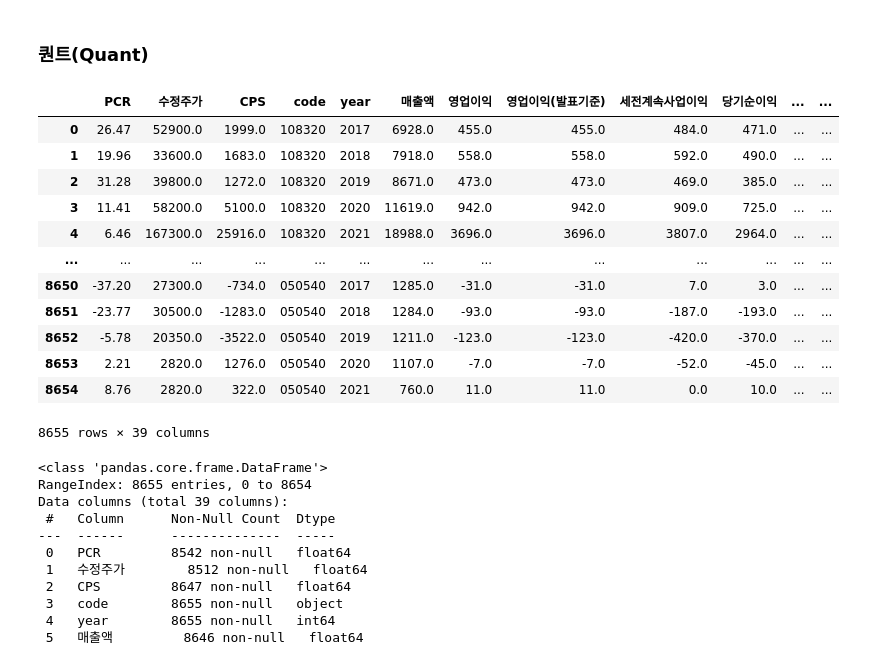
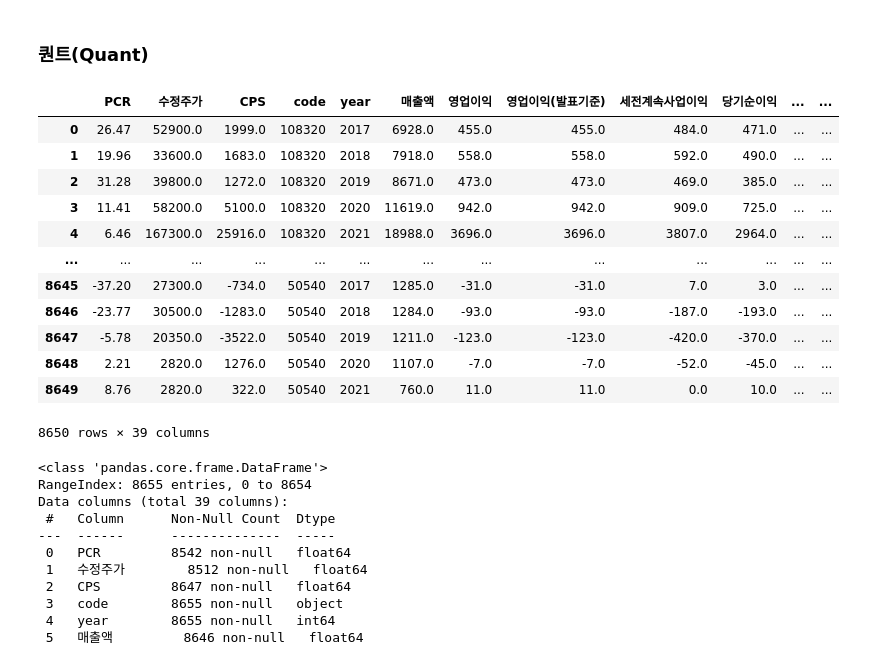
Before and after one commit to OHoRaaa/B_Project_5, a Jupyter notebook: 2. 재무제표 처리 및 퀀트 공식.ipynb, the cells around one changed output. Drawn from its saved outputs; the diff is of its cells as text; code cells hidden in the pictures.

```diff
--- a/2. 재무제표 처리 및 퀀트 공식.ipynb
+++ b/2. 재무제표 처리 및 퀀트 공식.ipynb
@@ -132,23 +132,23 @@ df_financial.to_csv('최종재무제표.csv')
 # %% [markdown]
 ### 퀀트(Quant)
 # %%
-df_financial = pd.read_csv('최종재무제표.csv')
+df_financial = pd.read_excel('최종재무제표.xlsx')
 df_financial = df_financial.drop('Unnamed: 0', axis = 1)
 df_financial
 # %% [output]
 |  | PCR | 수정주가 | CPS | code | year | 매출액 | 영업이익 | 영업이익(발표기준) | 세전계속사업이익 | 당기순이익 | ... | ... |
 | 0 | 26.47 | 52900.0 | 1999.0 | 108320 | 2017 | 6928.0 | 455.0 | 455.0 | 484.0 | 471.0 | ... | ... |
 | 1 | 19.96 | 33600.0 | 1683.0 | 108320 | 2018 | 7918.0 | 558.0 | 558.0 | 592.0 | 490.0 | ... | ... |
 | 2 | 31.28 | 39800.0 | 1272.0 | 108320 | 2019 | 8671.0 | 473.0 | 473.0 | 469.0 | 385.0 | ... | ... |
 | 3 | 11.41 | 58200.0 | 5100.0 | 108320 | 2020 | 11619.0 | 942.0 | 942.0 | 909.0 | 725.0 | ... | ... |
 | 4 | 6.46 | 167300.0 | 25916.0 | 108320 | 2021 | 18988.0 | 3696.0 | 3696.0 | 3807.0 | 2964.0 | ... | ... |
 | ... | ... | ... | ... | ... | ... | ... | ... | ... | ... | ... | ... | ... |
-| 8650 | -37.20 | 27300.0 | -734.0 | 050540 | 2017 | 1285.0 | -31.0 | -31.0 | 7.0 | 3.0 | ... | ... |
-| 8651 | -23.77 | 30500.0 | -1283.0 | 050540 | 2018 | 1284.0 | -93.0 | -93.0 | -187.0 | -193.0 | ... | ... |
-| 8652 | -5.78 | 20350.0 | -3522.0 | 050540 | 2019 | 1211.0 | -123.0 | -123.0 | -420.0 | -370.0 | ... | ... |
-| 8653 | 2.21 | 2820.0 | 1276.0 | 050540 | 2020 | 1107.0 | -7.0 | -7.0 | -52.0 | -45.0 | ... | ... |
-| 8654 | 8.76 | 2820.0 | 322.0 | 050540 | 2021 | 760.0 | 11.0 | 11.0 | 0.0 | 10.0 | ... | ... |
+| 8645 | -37.20 | 27300.0 | -734.0 | 50540 | 2017 | 1285.0 | -31.0 | -31.0 | 7.0 | 3.0 | ... | ... |
+| 8646 | -23.77 | 30500.0 | -1283.0 | 50540 | 2018 | 1284.0 | -93.0 | -93.0 | -187.0 | -193.0 | ... | ... |
+| 8647 | -5.78 | 20350.0 | -3522.0 | 50540 | 2019 | 1211.0 | -123.0 | -123.0 | -420.0 | -370.0 | ... | ... |
+| 8648 | 2.21 | 2820.0 | 1276.0 | 50540 | 2020 | 1107.0 | -7.0 | -7.0 | -52.0 | -45.0 | ... | ... |
+| 8649 | 8.76 | 2820.0 | 322.0 | 50540 | 2021 | 760.0 | 11.0 | 11.0 | 0.0 | 10.0 | ... | ... |
-8655 rows × 39 columns
+8650 rows × 39 columns
 # %%
 df_financial.info()
 # %% [output]
```
Also changed, not shown: 17 other files.
